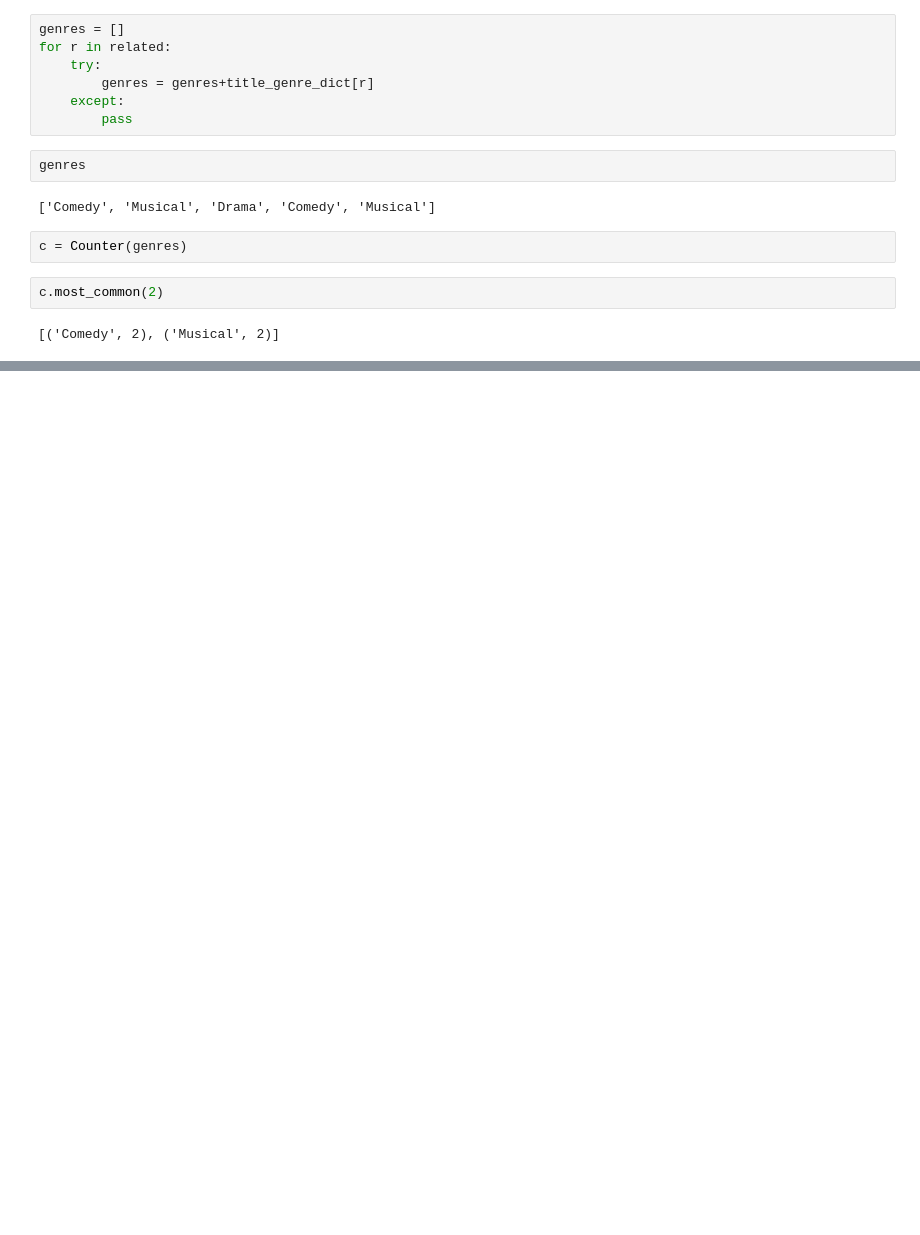
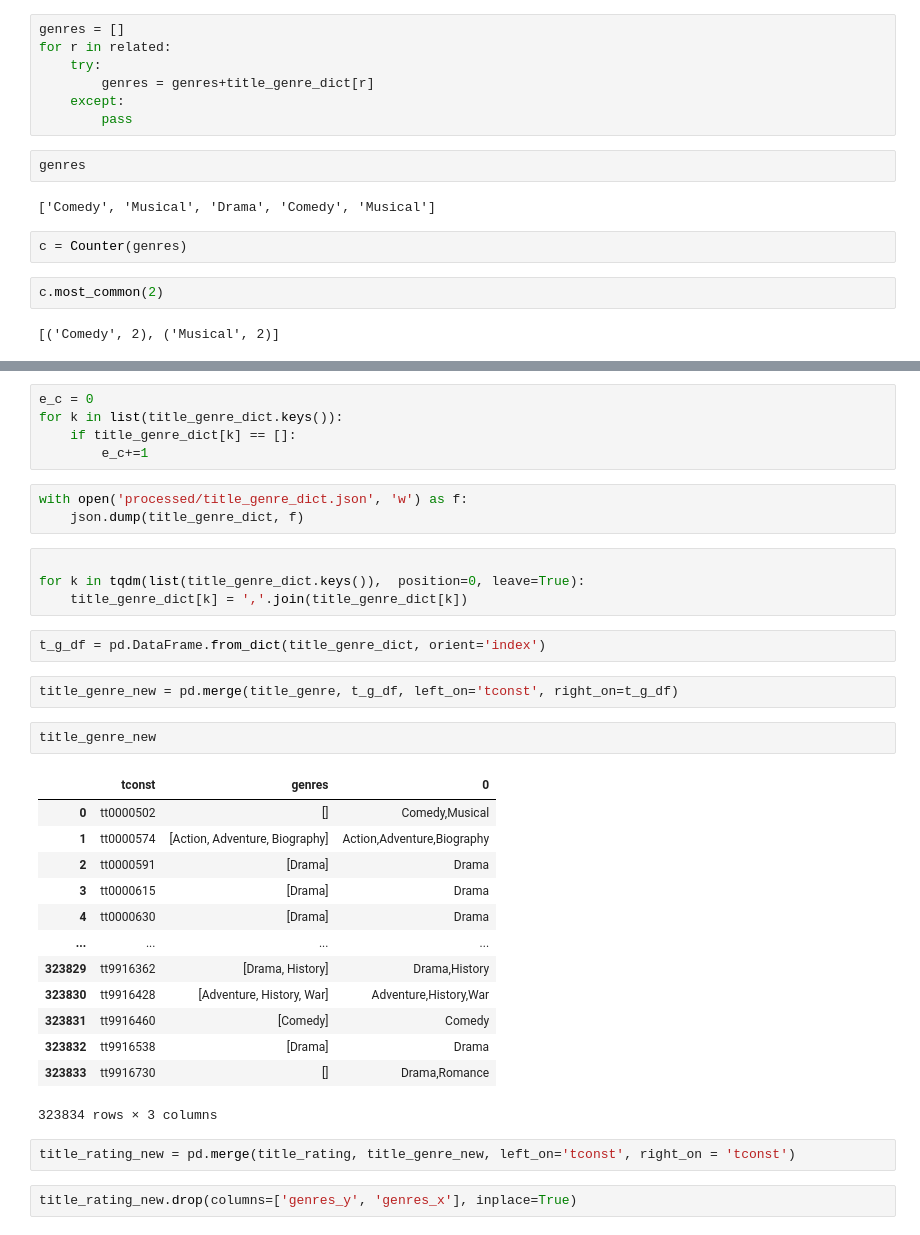
Before and after one commit to tanmaygadgil/imdb-analysis, a Jupyter notebook: Data Imputation and Feature Engineering.ipynb, the cells around one changed output, grey strips where cells are left out. Drawn from its saved outputs; the diff is of its cells as text; blank space fills up the shorter version.

```diff
--- a/Data Imputation and Feature Engineering.ipynb
+++ b/Data Imputation and Feature Engineering.ipynb
@@ -231,0 +257,36 @@ title_rating['genres'] == title_rating.parallel_apply(lambda x: impute_genre(x['
+# %%
+e_c = 0
+for k in list(title_genre_dict.keys()):
+    if title_genre_dict[k] == []:
+        e_c+=1
+# %%
+with open('processed/title_genre_dict.json', 'w') as f:
+    json.dump(title_genre_dict, f)
+# %%
+
+for k in tqdm(list(title_genre_dict.keys()),  position=0, leave=True):
+    title_genre_dict[k] = ','.join(title_genre_dict[k])
+# %%
+t_g_df = pd.DataFrame.from_dict(title_genre_dict, orient='index')
+# %%
+title_genre_new = pd.merge(title_genre, t_g_df, left_on='tconst', right_on=t_g_df)
+# %%
+title_genre_new
+# %% [output]
+|  | tconst | genres | 0 |
+| 0 | tt0000502 | [] | Comedy,Musical |
+| 1 | tt0000574 | [Action, Adventure, Biography] | Action,Adventure,Biography |
+| 2 | tt0000591 | [Drama] | Drama |
+| 3 | tt0000615 | [Drama] | Drama |
+| 4 | tt0000630 | [Drama] | Drama |
+| ... | ... | ... | ... |
+| 323829 | tt9916362 | [Drama, History] | Drama,History |
+| 323830 | tt9916428 | [Adventure, History, War] | Adventure,History,War |
+| 323831 | tt9916460 | [Comedy] | Comedy |
+| 323832 | tt9916538 | [Drama] | Drama |
+| 323833 | tt9916730 | [] | Drama,Romance |
+323834 rows × 3 columns
+# %%
+title_rating_new = pd.merge(title_rating, title_genre_new, left_on='tconst', right_on = 'tconst')
+# %%
+title_rating_new.drop(columns=['genres_y', 'genres_x'], inplace=True)
```
Also changed, not shown: parts of 39 cells of this notebook, 4 other files.
